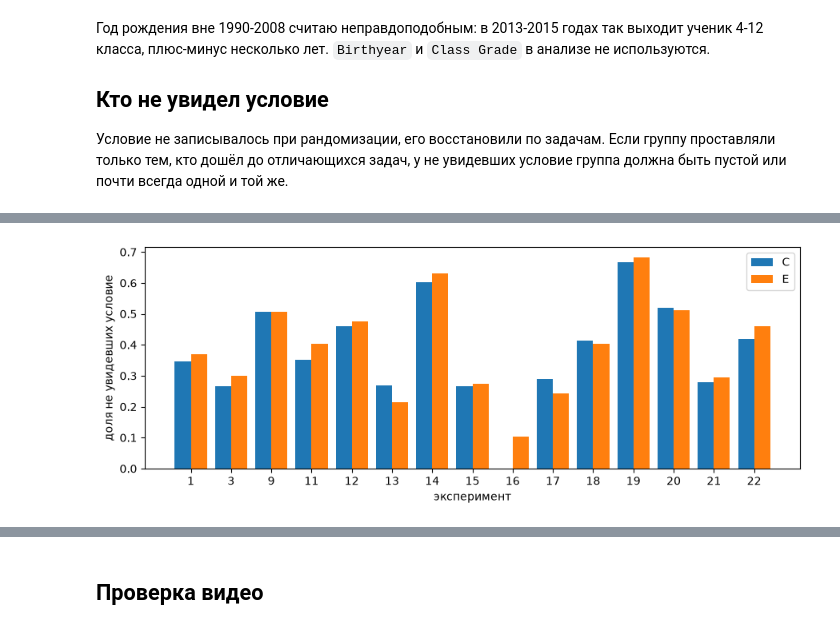
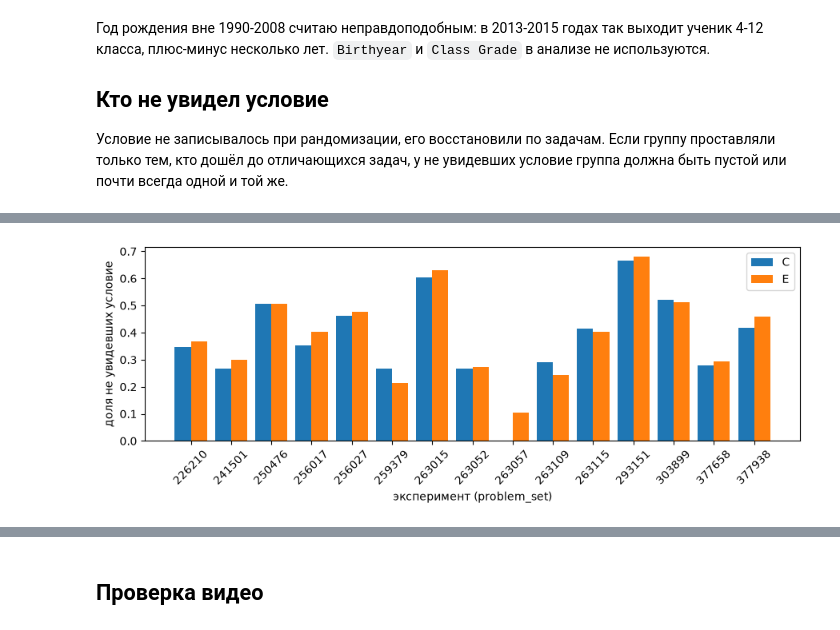
Before and after one commit to artyombelyaev/assistments-ab-tests, a Jupyter notebook: notebooks/01_data_quality.ipynb, the cells around one changed output, grey strips where cells are left out. Cells and saved outputs as stored; diff of their text form; code cells hidden in the pictures.

Commit message:
Убрал exp_no: эксперименты обозначаю problem_set

```diff
--- a/notebooks/01_data_quality.ipynb
+++ b/notebooks/01_data_quality.ipynb
@@ -269,16 +235,16 @@ exp_by_grp
 # %%
 d = exp_by_grp[exp_by_grp.not_exp_c + exp_by_grp.not_exp_e > 0]
 x = range(len(d))
 fig, ax = plt.subplots(figsize=(9, 3.5))
 ax.bar([i - 0.2 for i in x], d.share_not_exp_c, width=0.4, label="C")
 ax.bar([i + 0.2 for i in x], d.share_not_exp_e, width=0.4, label="E")
-ax.set_xticks(list(x), d.exp_no)
-ax.set_xlabel("эксперимент")
+ax.set_xticks(list(x), d.experiment_id, rotation=45)
+ax.set_xlabel("эксперимент (problem_set)")
 ax.set_ylabel("доля не увидевших условие")
 ax.legend()
 plt.tight_layout()
 # %% [output]
-[figure, old version]
+[figure, new version]
 # %%
 db.run(con, "quality.sql", "experienced_outcomes")
 # %% [output]
```
Also changed, not shown: parts of 11 cells of this notebook, 3 other files.
